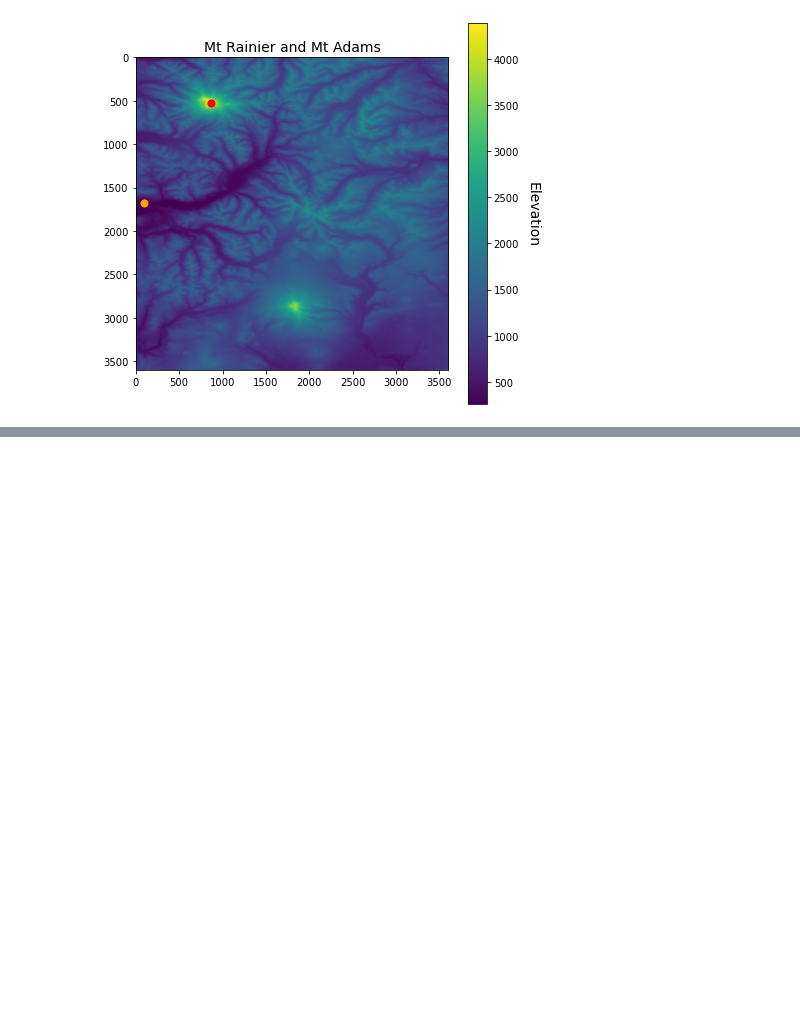
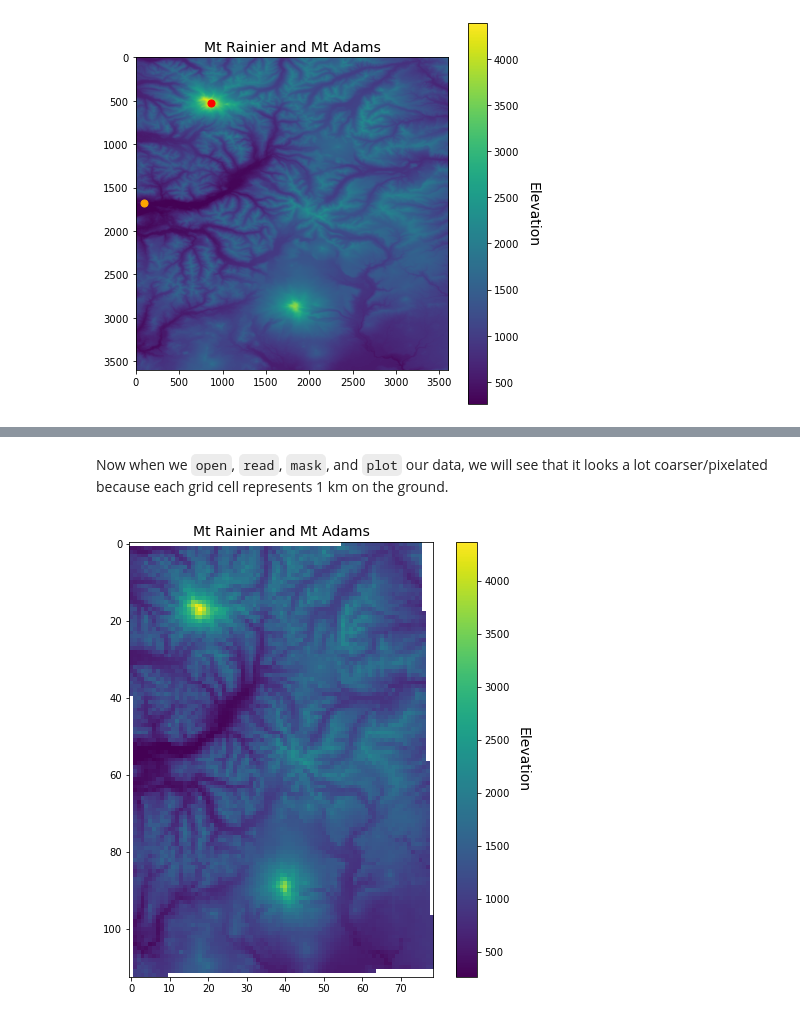
Before and after one commit to ryan-lab-duke/programming-for-sds-site, a Jupyter notebook: book/demos/09a-demo.ipynb, the cells around one changed output, grey strips where cells are left out. Cells and saved outputs as stored; diff of their text form; code cells hidden in the pictures; blank space fills up the shorter version.

```diff
--- a/book/demos/09a-demo.ipynb
+++ b/book/demos/09a-demo.ipynb
@@ -197,0 +260,22 @@ Copying nodata values from source data/N46W122.tif to destination data/N46W122_u
+# %% [markdown]
+Now when we `open`, `read`, `mask`, and `plot` our data, we will see that it looks a lot coarser/pixelated because  each grid cell represents 1 km on the ground.
+# %%
+# Open new raster dataset
+src = rasterio.open('data/N46W122_utm_1000.tif')
+
+# Read new raster dataset
+srtm_1000 = src.read(1)
+
+# Mask data
+srtm_1000_masked = np.ma.masked_array(srtm_1000, mask=(srtm_1000 == -32768))
+
+# Plot
+fig, ax = plt.subplots(figsize=(8,8))
+im = ax.imshow(srtm_1000_masked)
+
+ax.set_title("Mt Rainier and Mt Adams", fontsize=14)
+cbar = fig.colorbar(im, orientation='vertical')
+cbar.ax.set_ylabel('Elevation', rotation=270, fontsize=14)
+cbar.ax.get_yaxis().labelpad = 20
+# %% [output]
+[figure, added]
```
Also changed, not shown: parts of 15 cells of this notebook, 17 other files.
